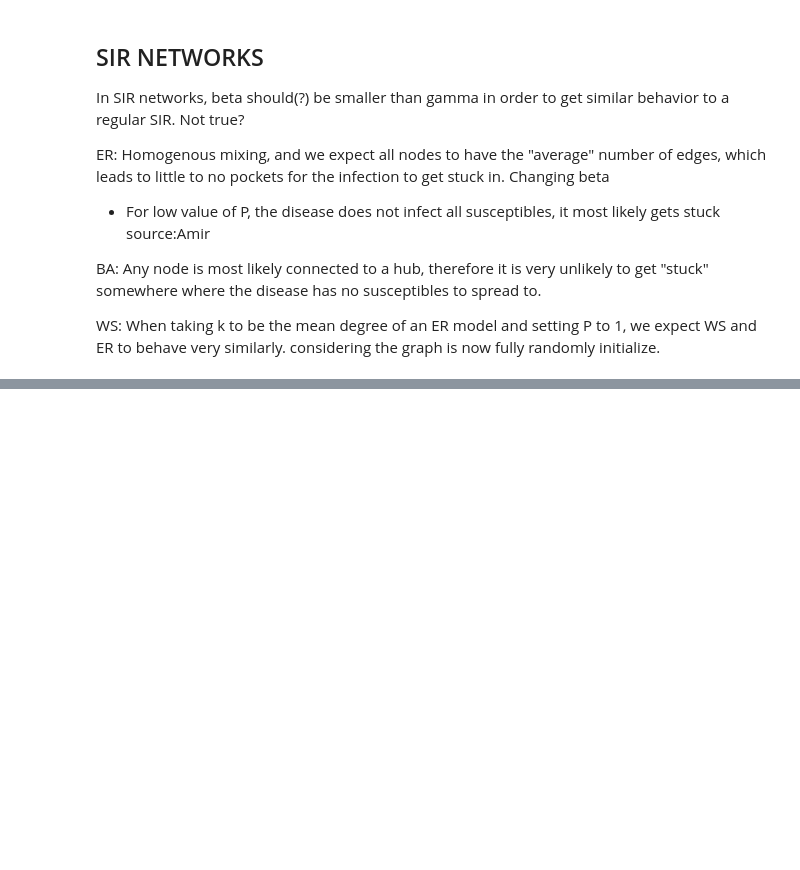
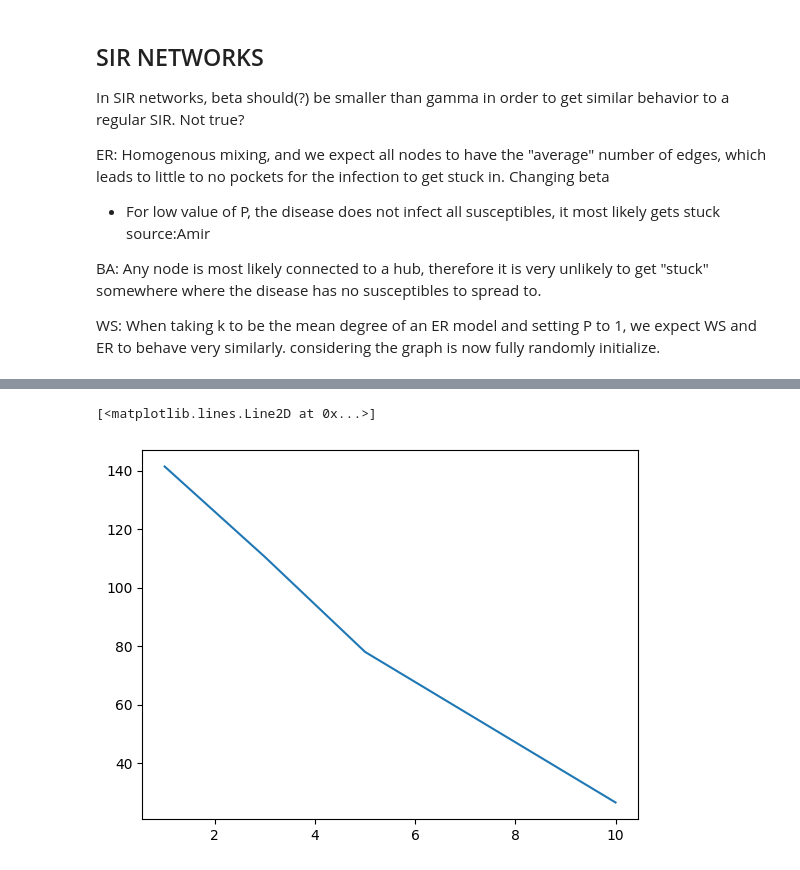
Before and after one commit to AmirSahrani/IntroCompAssignment2_fresh, a Jupyter notebook: Assignment2.ipynb, the cells around one changed output, grey strips where cells are left out. Cells and saved outputs as stored; diff of their text form; code cells hidden in the pictures; blank space fills up the shorter version.

```diff
--- a/Assignment2.ipynb
+++ b/Assignment2.ipynb
@@ -1116 +1155,10 @@ Text(0, 0.5, 'Count')
 [figure]
+# %%
+data = [141.4
+,110.5
+,78.03333333333333
+,26.566666666666666]
+plt.plot([1,3,5,10],data)
+# %% [output]
+[<matplotlib.lines.Line2D at 0x...>]
+[figure, added]
```
Also changed, not shown: parts of 8 cells of this notebook.
